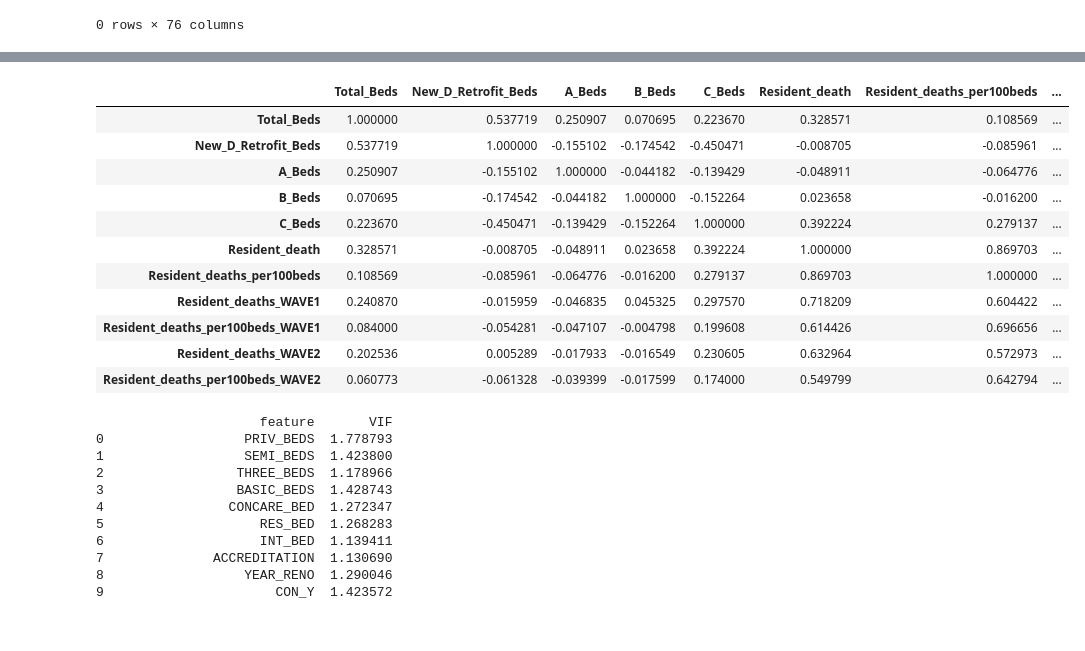
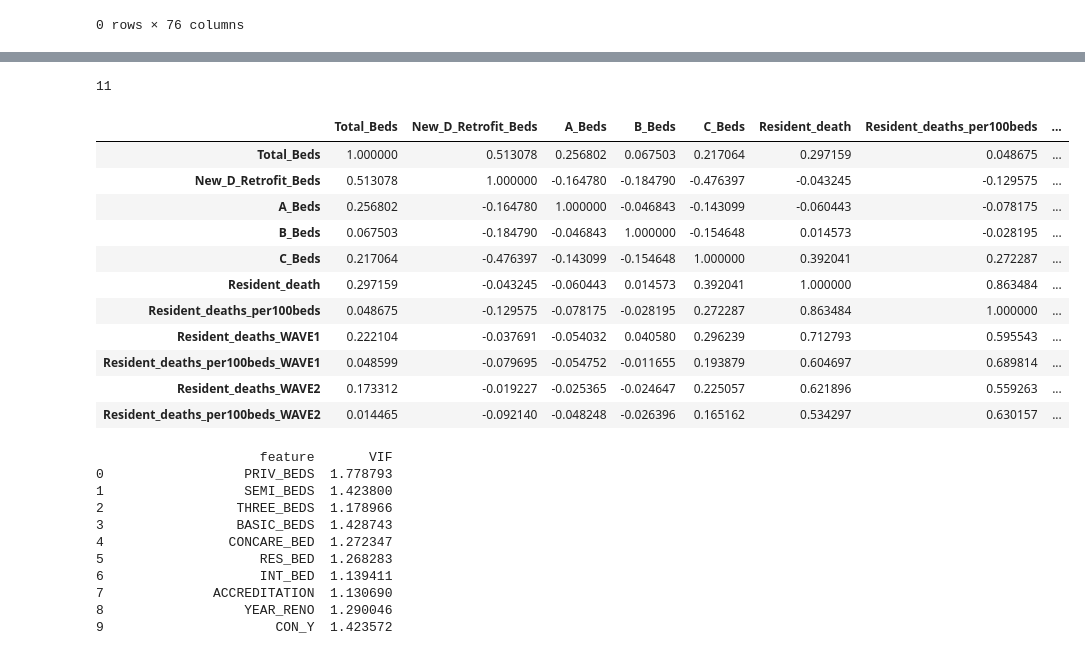
Before and after one commit to Alexander-Gebreamlak/COVID-19-LTCH-Risk-Factor-Analysis, a Jupyter notebook: Covid-19 LTCH Risk Factor Analysis.ipynb, the cells around one changed output, grey strips where cells are left out. Drawn from its saved outputs; the diff is of its cells as text; code cells hidden in the pictures.

```diff
--- a/Covid-19 LTCH Risk Factor Analysis.ipynb
+++ b/Covid-19 LTCH Risk Factor Analysis.ipynb
@@ -81,0 +80,5 @@ Q1_df
+# %%
+Q1_df = pd.merge(Case_df, Death_df, on='LTC_Home', how='inner')
+Q1_df
+# I choose inner join as to remove instances where no deaths occured at a LTCH.
+# The second half of the project is focused on risk factors associated with time to first COVID-19 death in LTCH, therefore, if no death occured at a LTCH, that LTCH should not be included in regression analysis.
@@ -123,6 +139,6 @@ Q2_df
 # %%
-#Replacing Time to death missing values
-Q2_df['First_Death_Num_Days'] = Q2_df['First_Death_Num_Days'].interpolate(method='linear')
+# #Replacing Time to Death missing values, this is because 15.29% of LTCH did not have a death
+# Q2_df['First_Death_Num_Days'] = Q2_df['First_Death_Num_Days'].interpolate(method='linear')
 
 Q2_missing = Q2_df.isna().sum() / len(Q2_df) * 100
 # <4% missingness in all columns upon merging the second dataset, I will leave it as is
@@ -153,14 +169,14 @@ duplicates # no duplicates shown
 |  | LTC_Home | First_Case_Num_Days | First_Death_Num_Days | PRIV_BEDS | SEMI_BEDS | THREE_BEDS | BASIC_BEDS | ... |
 0 rows × 76 columns
 # %%
-# Select only the numerical columns for centering and standardizing
-numerical_cols = Q2_df.select_dtypes(include=['float64', 'int64'])
+# Select only the continuous columns for centering and standardizing
+continuous_cols = Q2_df.select_dtypes(include=['float64', 'int64'])
 
 # Centering and standardizing: subtract the mean and divide by the standard deviation
-Q2_df_centered_standardized = (numerical_cols - numerical_cols.mean()) / numerical_cols.std()
+Q2_df_centered_standardized = (continuous_cols - continuous_cols.mean()) / continuous_cols.std()
 
 # Replace the original numerical columns with the centered and standardized versions
-Q2_df[numerical_cols.columns] = Q2_df_centered_standardized
+Q2_df[continuous_cols.columns] = Q2_df_centered_standardized
 
 Q2_df
 # %% [output]
@@ -204,10 +196,11 @@ Name: First_Case_Num_Days, Length: 621, dtype: float64
 # %%
 #Q3
 Q3_df = Q2_df
-x = Q3_df.drop(["LTC_Home", "First_Case_Num_Days", "First_Death_Num_Days"], axis=1)
+x = Q3_df.drop(["LTC_Home", "First_Death_Num_Days"], axis=1)
 # Keep only numerical columns
 x = x.select_dtypes(include=['float64', 'int64'])
-x = x.fillna(x.mean()) #simply replace with mean
+x = x.fillna(x.interpolate(method='linear')) #simply replace missing values (<4% missing)
+
 
 y = Q3_df["First_Death_Num_Days"]
 x.head()
@@ -258,22 +251,27 @@ print(vif_data)
+# %%
+vif_data_new = vif_data.loc[vif_data.VIF > 10]
+vif_data_new
+# %% [output]
+11
 # %%
 # Calculate the correlation matrix
-high_vif_features = vif_data[vif_data['VIF'] > 10]['feature'].tolist()
+low_vif_features = vif_data[vif_data['VIF'] < 10]['feature'].tolist()
 
-corr_matrix = Q3_df[high_vif_features].corr()
+corr_matrix = Q3_df[low_vif_features].corr()
 corr_matrix
 # %% [output]
 |  | Total_Beds | New_D_Retrofit_Beds | A_Beds | B_Beds | C_Beds | Resident_death | Resident_deaths_per100beds | ... |
-| Total_Beds | 1.000000 | 0.537719 | 0.250907 | 0.070695 | 0.223670 | 0.328571 | 0.108569 | ... |
-| New_D_Retrofit_Beds | 0.537719 | 1.000000 | -0.155102 | -0.174542 | -0.450471 | -0.008705 | -0.085961 | ... |
-| A_Beds | 0.250907 | -0.155102 | 1.000000 | -0.044182 | -0.139429 | -0.048911 | -0.064776 | ... |
-| B_Beds | 0.070695 | -0.174542 | -0.044182 | 1.000000 | -0.152264 | 0.023658 | -0.016200 | ... |
-| C_Beds | 0.223670 | -0.450471 | -0.139429 | -0.152264 | 1.000000 | 0.392224 | 0.279137 | ... |
-| Resident_death | 0.328571 | -0.008705 | -0.048911 | 0.023658 | 0.392224 | 1.000000 | 0.869703 | ... |
-| Resident_deaths_per100beds | 0.108569 | -0.085961 | -0.064776 | -0.016200 | 0.279137 | 0.869703 | 1.000000 | ... |
-| Resident_deaths_WAVE1 | 0.240870 | -0.015959 | -0.046835 | 0.045325 | 0.297570 | 0.718209 | 0.604422 | ... |
-| Resident_deaths_per100beds_WAVE1 | 0.084000 | -0.054281 | -0.047107 | -0.004798 | 0.199608 | 0.614426 | 0.696656 | ... |
-| Resident_deaths_WAVE2 | 0.202536 | 0.005289 | -0.017933 | -0.016549 | 0.230605 | 0.632964 | 0.572973 | ... |
-| Resident_deaths_per100beds_WAVE2 | 0.060773 | -0.061328 | -0.039399 | -0.017599 | 0.174000 | 0.549799 | 0.642794 | ... |
+| Total_Beds | 1.000000 | 0.513078 | 0.256802 | 0.067503 | 0.217064 | 0.297159 | 0.048675 | ... |
+| New_D_Retrofit_Beds | 0.513078 | 1.000000 | -0.164780 | -0.184790 | -0.476397 | -0.043245 | -0.129575 | ... |
+| A_Beds | 0.256802 | -0.164780 | 1.000000 | -0.046843 | -0.143099 | -0.060443 | -0.078175 | ... |
+| B_Beds | 0.067503 | -0.184790 | -0.046843 | 1.000000 | -0.154648 | 0.014573 | -0.028195 | ... |
+| C_Beds | 0.217064 | -0.476397 | -0.143099 | -0.154648 | 1.000000 | 0.392041 | 0.272287 | ... |
+| Resident_death | 0.297159 | -0.043245 | -0.060443 | 0.014573 | 0.392041 | 1.000000 | 0.863484 | ... |
+| Resident_deaths_per100beds | 0.048675 | -0.129575 | -0.078175 | -0.028195 | 0.272287 | 0.863484 | 1.000000 | ... |
+| Resident_deaths_WAVE1 | 0.222104 | -0.037691 | -0.054032 | 0.040580 | 0.296239 | 0.712793 | 0.595543 | ... |
+| Resident_deaths_per100beds_WAVE1 | 0.048599 | -0.079695 | -0.054752 | -0.011655 | 0.193879 | 0.604697 | 0.689814 | ... |
+| Resident_deaths_WAVE2 | 0.173312 | -0.019227 | -0.025365 | -0.024647 | 0.225057 | 0.621896 | 0.559263 | ... |
+| Resident_deaths_per100beds_WAVE2 | 0.014465 | -0.092140 | -0.048248 | -0.026396 | 0.165162 | 0.534297 | 0.630157 | ... |
 # %%
 # List of columns to drop
 columns_to_drop = [
```
Also changed, not shown: parts of 12 cells of this notebook.
